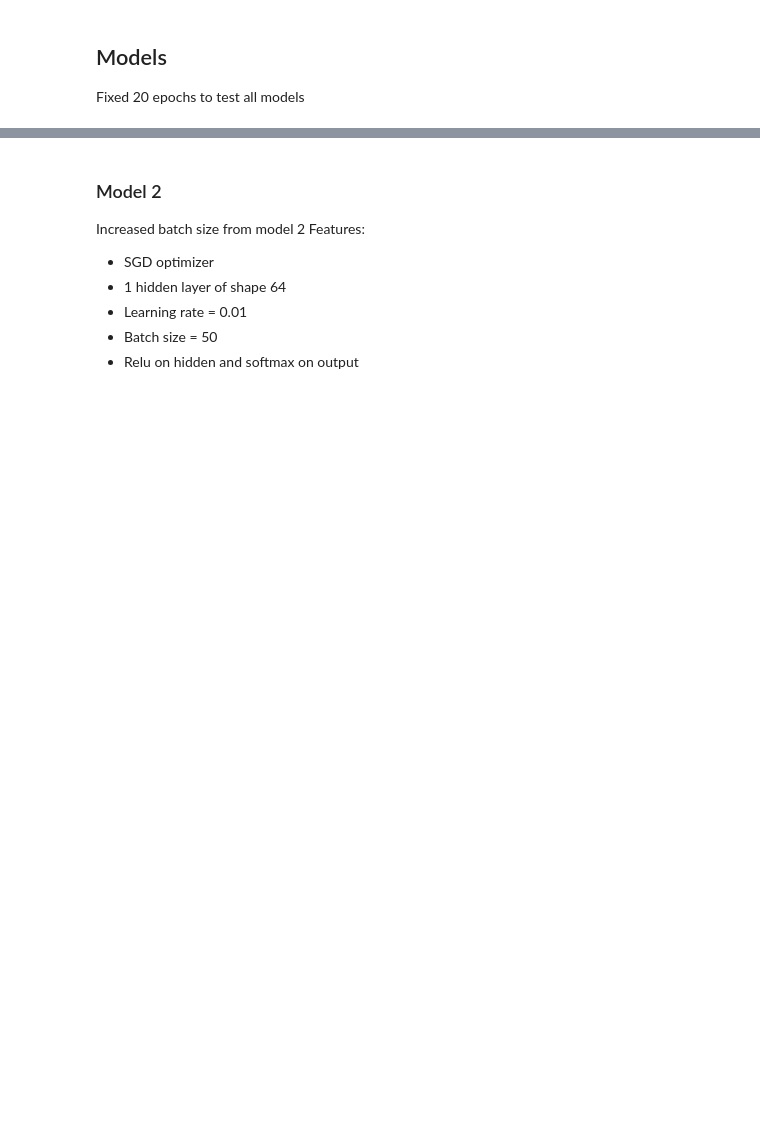
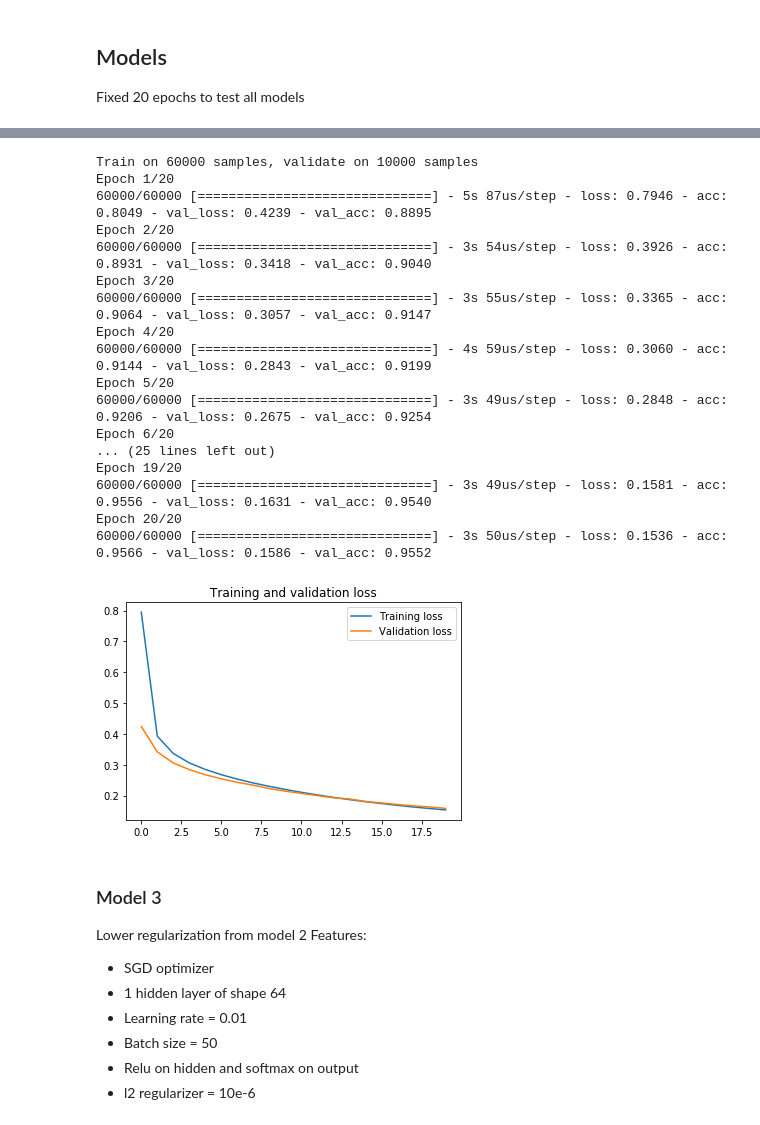
Before and after one commit to victorrenop/neural-networks, a Jupyter notebook: networks/mlp/mlp_mnist.ipynb, the cells around one changed output, grey strips where cells are left out. Cells and saved outputs as stored; diff of their text form; code cells hidden in the pictures; blank space fills up the shorter version.

```diff
--- a/networks/mlp/mlp_mnist.ipynb
+++ b/networks/mlp/mlp_mnist.ipynb
@@ -116,12 +171,46 @@ DataViz.plot_loss(
+# %%
+from keras.utils.vis_utils import plot_model
+mlp = create_model(
+    input_shape,
+    SGD(
+        lr=0.01
+    ),
+    64,
+    "relu",
+    classes,
+    regularizer=10e-2)
+plot_model(mlp, show_shapes=True, show_layer_names=True)
+
+run_model(mlp)
+# %% [output]
+Train on 60000 samples, validate on 10000 samples
+Epoch 1/20
+60000/60000 [==============================] - 5s 87us/step - loss: 0.7946 - acc: 0.8049 - val_loss: 0.4239 - val_acc: 0.8895
+Epoch 2/20
+60000/60000 [==============================] - 3s 54us/step - loss: 0.3926 - acc: 0.8931 - val_loss: 0.3418 - val_acc: 0.9040
+Epoch 3/20
+60000/60000 [==============================] - 3s 55us/step - loss: 0.3365 - acc: 0.9064 - val_loss: 0.3057 - val_acc: 0.9147
+Epoch 4/20
+60000/60000 [==============================] - 4s 59us/step - loss: 0.3060 - acc: 0.9144 - val_loss: 0.2843 - val_acc: 0.9199
+Epoch 5/20
+60000/60000 [==============================] - 3s 49us/step - loss: 0.2848 - acc: 0.9206 - val_loss: 0.2675 - val_acc: 0.9254
+Epoch 6/20
+... (25 lines left out)
+Epoch 19/20
+60000/60000 [==============================] - 3s 49us/step - loss: 0.1581 - acc: 0.9556 - val_loss: 0.1631 - val_acc: 0.9540
+Epoch 20/20
+60000/60000 [==============================] - 3s 50us/step - loss: 0.1536 - acc: 0.9566 - val_loss: 0.1586 - val_acc: 0.9552
+[figure, added]
 # %% [markdown]
-### Model 2
-Increased batch size from model 2
+### Model 3
+Lower regularization from model 2
 Features:
 - SGD optimizer
 - 1 hidden layer of shape 64
 - Learning rate = 0.01
 - Batch size = 50
 - Relu on hidden and softmax on output
+- l2 regularizer = 10e-6
 # %%
 from keras.utils.vis_utils import plot_model
 mlp = create_model(
```
Also changed, not shown: parts of 27 cells of this notebook, 1 other file.
